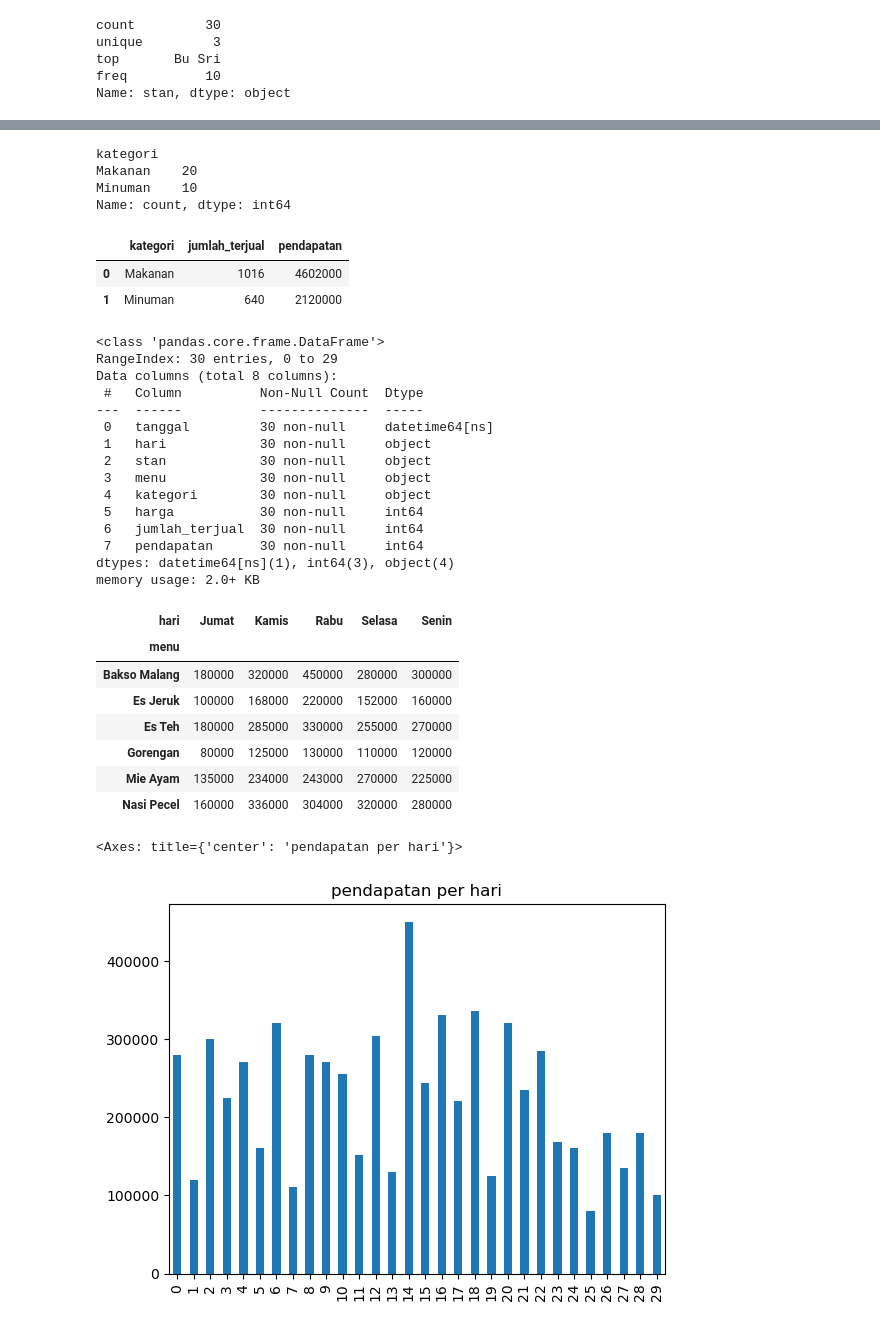
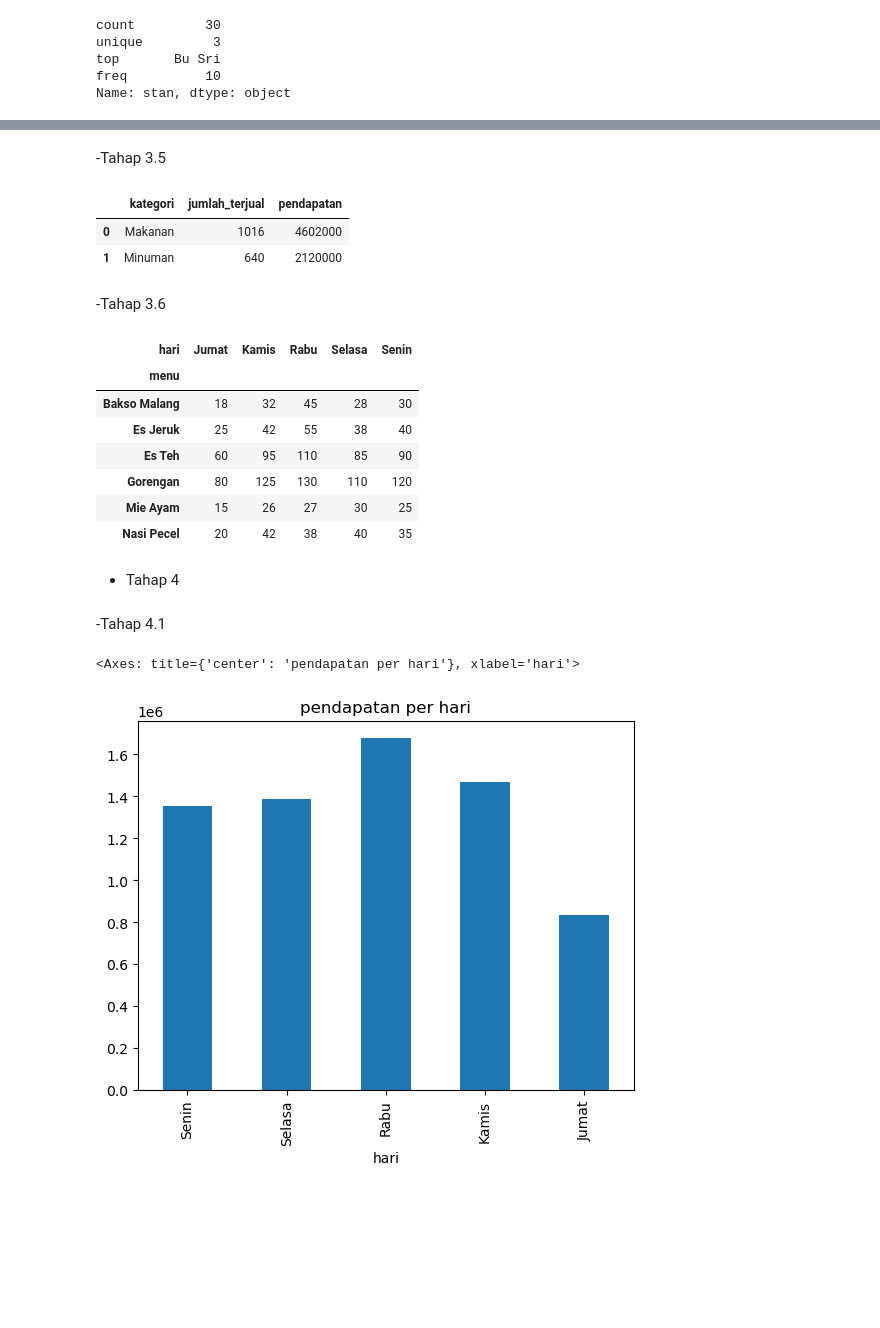
Before and after one commit to Alexander54667/pandas-begginer, a Jupyter notebook: studi_kasus1.ipynb, the cells around one changed output, grey strips where cells are left out. Cells and saved outputs as stored; diff of their text form; code cells hidden in the pictures; blank space fills up the shorter version.

```diff
--- a/studi_kasus1.ipynb
+++ b/studi_kasus1.ipynb
@@ -128,3 +138,4 @@ Total semua pendapatan dari semua kantin ada sekitar 6.722.000 (enam juta tuju r
 # %%
-df_kantin.groupby('hari', sort=False).apply(lambda df_kantin: df_kantin.loc[df_kantin.idxmax()])
+fiat_p_day = df_kantin.groupby('hari', sort=False)['pendapatan'].sum()
+fiat_p_day
 # %% [output]
@@ -227,49 +191,32 @@ df_total
-# %%
-df_kantin['kategori'].value_counts()
-# %% [output]
-kategori
-Makanan    20
-Minuman    10
-Name: count, dtype: int64
+# %% [markdown]
+-Tahap 3.5
 # %%
 df_kantin.groupby('kategori')[['jumlah_terjual', 'pendapatan']].sum().reset_index()
 # %% [output]
 |  | kategori | jumlah_terjual | pendapatan |
 | 0 | Makanan | 1016 | 4602000 |
 | 1 | Minuman | 640 | 2120000 |
-# %%
-df_kantin.info()
-# %% [output]
-<class 'pandas.core.frame.DataFrame'>
-RangeIndex: 30 entries, 0 to 29
-Data columns (total 8 columns):
- #   Column          Non-Null Count  Dtype
----  ------          --------------  -----
- 0   tanggal         30 non-null     datetime64[ns]
- 1   hari            30 non-null     object
- 2   stan            30 non-null     object
- 3   menu            30 non-null     object
- 4   kategori        30 non-null     object
- 5   harga           30 non-null     int64
- 6   jumlah_terjual  30 non-null     int64
- 7   pendapatan      30 non-null     int64
-dtypes: datetime64[ns](1), int64(3), object(4)
-memory usage: 2.0+ KB
+# %% [markdown]
+-Tahap 3.6
 # %%
-df_pivot = df_kantin.pivot(index='menu', columns='hari', values='pendapatan').fillna(0)
+df_pivot = df_kantin.pivot(index='menu', columns='hari', values='jumlah_terjual').fillna(0)
 df_pivot
 # %% [output]
 | hari | Jumat | Kamis | Rabu | Selasa | Senin |
 | menu |  |  |  |  |  |
-| Bakso Malang | 180000 | 320000 | 450000 | 280000 | 300000 |
-| Es Jeruk | 100000 | 168000 | 220000 | 152000 | 160000 |
-| Es Teh | 180000 | 285000 | 330000 | 255000 | 270000 |
-| Gorengan | 80000 | 125000 | 130000 | 110000 | 120000 |
-| Mie Ayam | 135000 | 234000 | 243000 | 270000 | 225000 |
-| Nasi Pecel | 160000 | 336000 | 304000 | 320000 | 280000 |
+| Bakso Malang | 18 | 32 | 45 | 28 | 30 |
+| Es Jeruk | 25 | 42 | 55 | 38 | 40 |
+| Es Teh | 60 | 95 | 110 | 85 | 90 |
+| Gorengan | 80 | 125 | 130 | 110 | 120 |
+| Mie Ayam | 15 | 26 | 27 | 30 | 25 |
+| Nasi Pecel | 20 | 42 | 38 | 40 | 35 |
+# %% [markdown]
+* Tahap 4
+# %% [markdown]
+-Tahap 4.1
 # %%
-df_kantin['pendapatan'].plot(kind='bar', title='pendapatan per hari')
+fiat_p_day.plot(kind='bar', title='pendapatan per hari')
 # %% [output]
-<Axes: title={'center': 'pendapatan per hari'}>
+<Axes: title={'center': 'pendapatan per hari'}, xlabel='hari'>
-[figure, old version]
+[figure, new version]
 # %%
```
Also changed, not shown: parts of 18 cells of this notebook, 3 other files.
